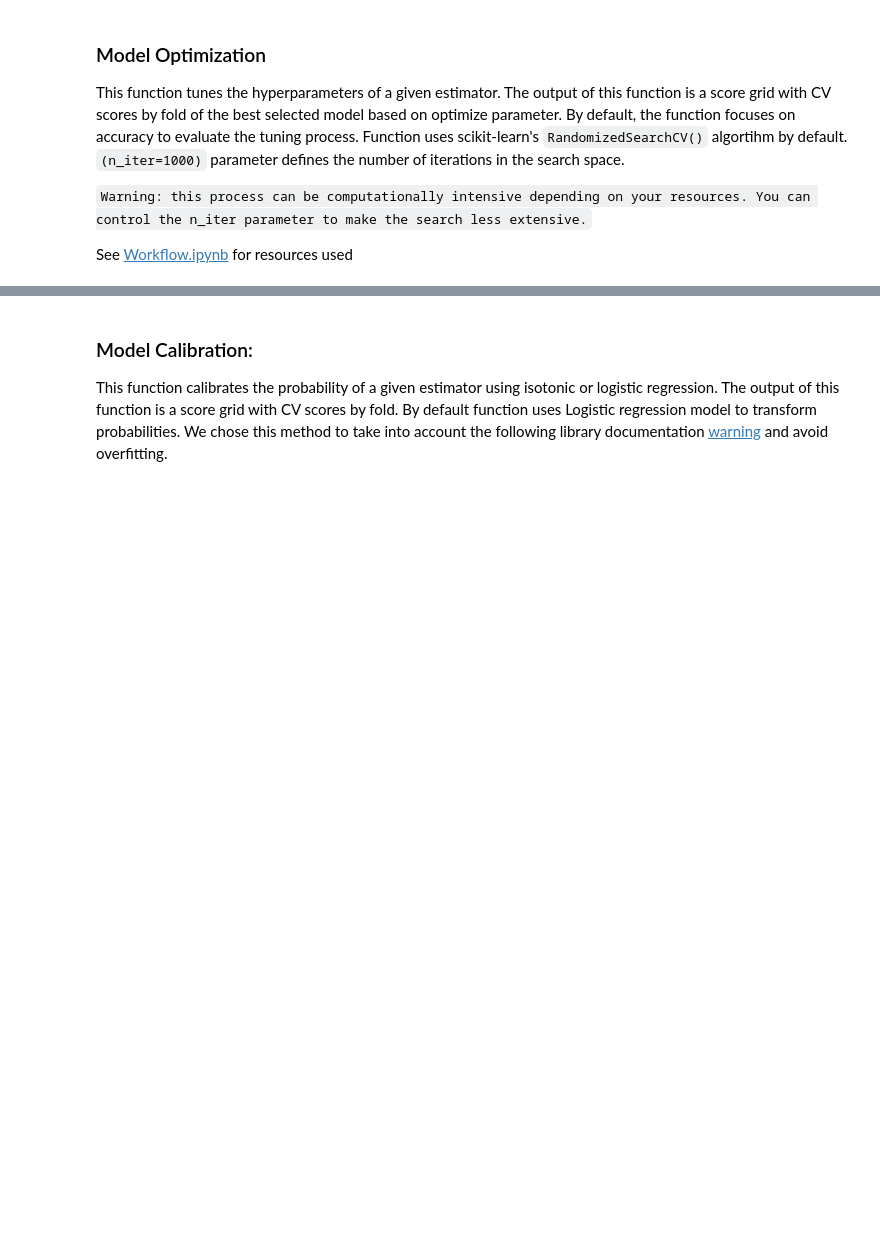
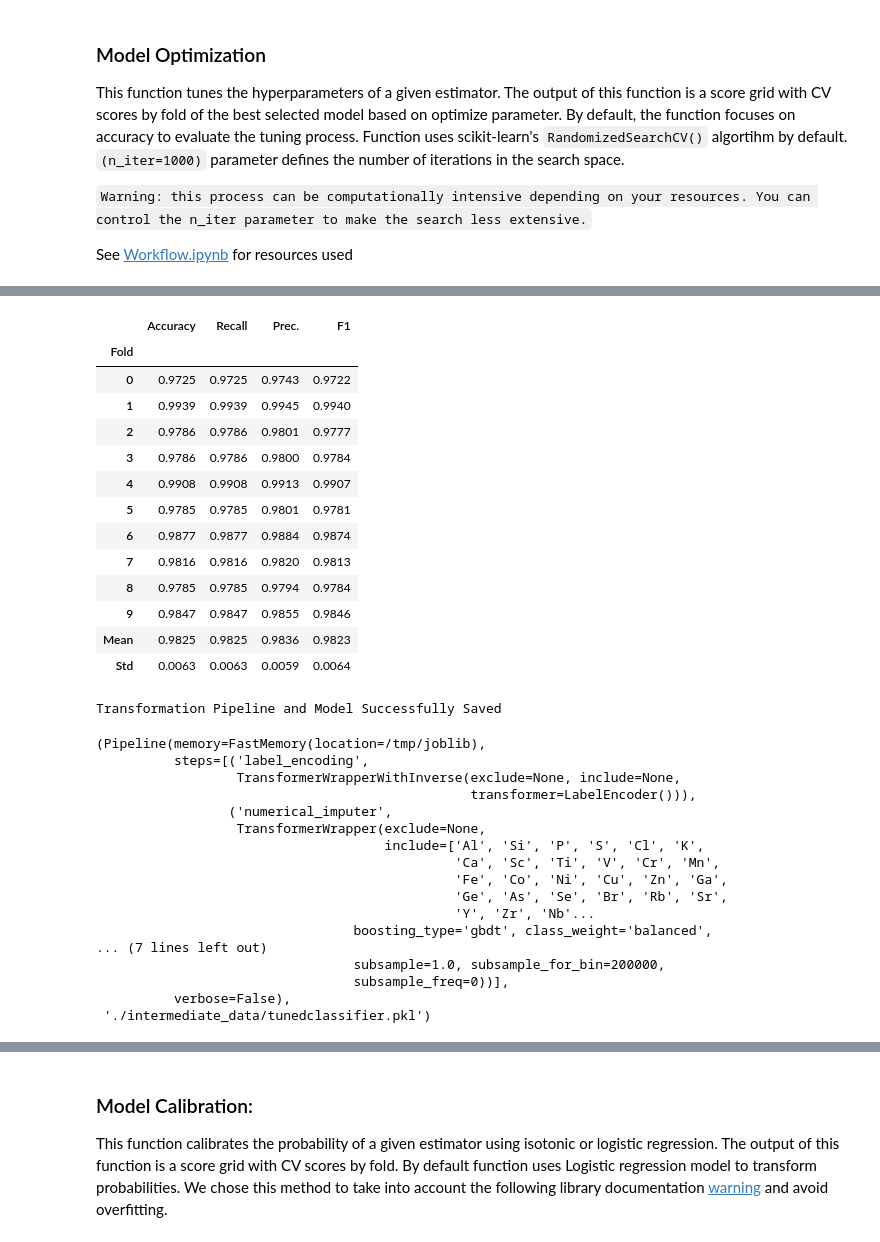
Before and after one commit to Daniel-SanchezG/MACLAS, a Jupyter notebook: Model_development.ipynb, the cells around one changed output, grey strips where cells are left out. Drawn from its saved outputs; the diff is of its cells as text; code cells hidden in the pictures; blank space fills up the shorter version.

```diff
--- a/Model_development.ipynb
+++ b/Model_development.ipynb
@@ -452,5 +496,5 @@
 
 See [Workflow.ipynb](./Workflow.ipynb) for resources used
 # %%
-tuned_model = tune_model(model, n_iter=1000, tuner_verbose=False)#,return_tuner=True)
-save_model(tuned_model, model_name = './intermediate_data/tunedclassifier',verbose=True)
+tuned_model = tune_model(model, n_iter=1000, tuner_verbose=False)
+# %% [output]
@@ -457,3 +502,35 @@ save_model(tuned_model, model_name = './intermediate_data/tunedclassifier',verbo
+|  | Accuracy | Recall | Prec. | F1 |
+| Fold |  |  |  |  |
+| 0 | 0.9725 | 0.9725 | 0.9743 | 0.9722 |
+| 1 | 0.9939 | 0.9939 | 0.9945 | 0.9940 |
+| 2 | 0.9786 | 0.9786 | 0.9801 | 0.9777 |
+| 3 | 0.9786 | 0.9786 | 0.9800 | 0.9784 |
+| 4 | 0.9908 | 0.9908 | 0.9913 | 0.9907 |
+| 5 | 0.9785 | 0.9785 | 0.9801 | 0.9781 |
+| 6 | 0.9877 | 0.9877 | 0.9884 | 0.9874 |
+| 7 | 0.9816 | 0.9816 | 0.9820 | 0.9813 |
+| 8 | 0.9785 | 0.9785 | 0.9794 | 0.9784 |
+| 9 | 0.9847 | 0.9847 | 0.9855 | 0.9846 |
+| Mean | 0.9825 | 0.9825 | 0.9836 | 0.9823 |
+| Std | 0.0063 | 0.0063 | 0.0059 | 0.0064 |
+Transformation Pipeline and Model Successfully Saved
+(Pipeline(memory=FastMemory(location=/tmp/joblib),
+          steps=[('label_encoding',
+                  TransformerWrapperWithInverse(exclude=None, include=None,
+                                                transformer=LabelEncoder())),
+                 ('numerical_imputer',
+                  TransformerWrapper(exclude=None,
+                                     include=['Al', 'Si', 'P', 'S', 'Cl', 'K',
+                                              'Ca', 'Sc', 'Ti', 'V', 'Cr', 'Mn',
+                                              'Fe', 'Co', 'Ni', 'Cu', 'Zn', 'Ga',
+                                              'Ge', 'As', 'Se', 'Br', 'Rb', 'Sr',
+                                              'Y', 'Zr', 'Nb'...
+                                 boosting_type='gbdt', class_weight='balanced',
+... (7 lines left out)
+                                 subsample=1.0, subsample_for_bin=200000,
+                                 subsample_freq=0))],
+          verbose=False),
+ './intermediate_data/tunedclassifier.pkl')
 # %%
 tuned_model_score_grid = pull()
 tuned_model_score_grid.to_csv('./TABLES/tuned_classifier_score.csv')
```
Also changed, not shown: parts of 9 cells of this notebook, 24 other files.
